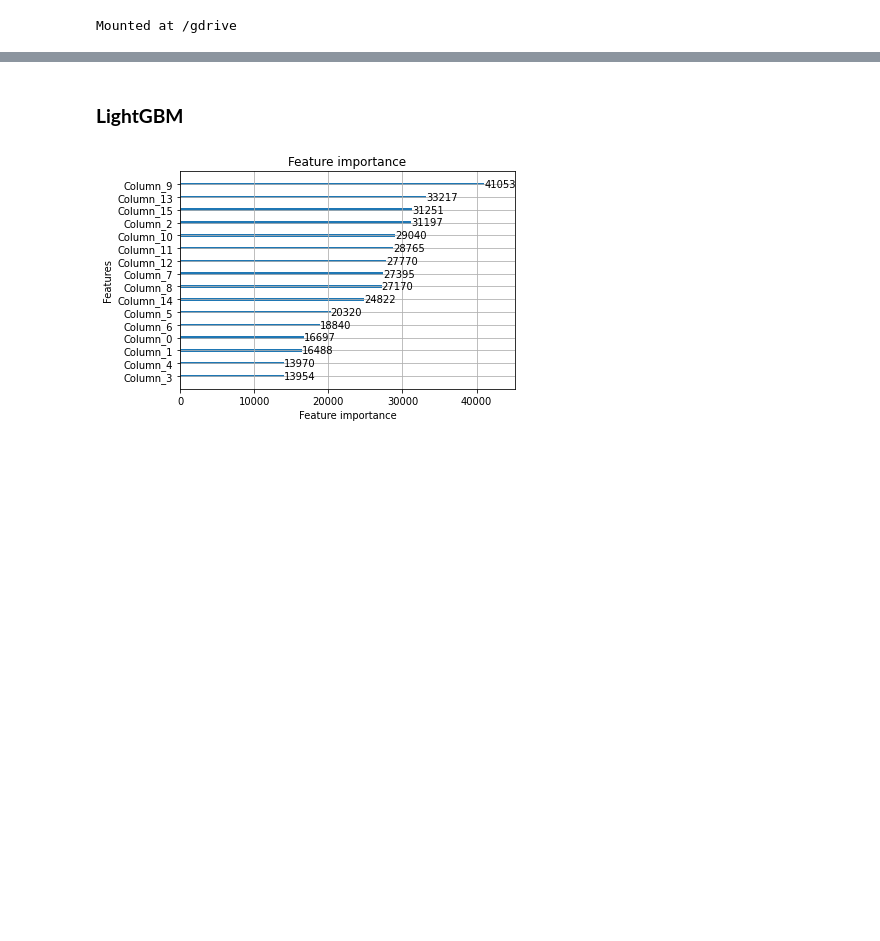
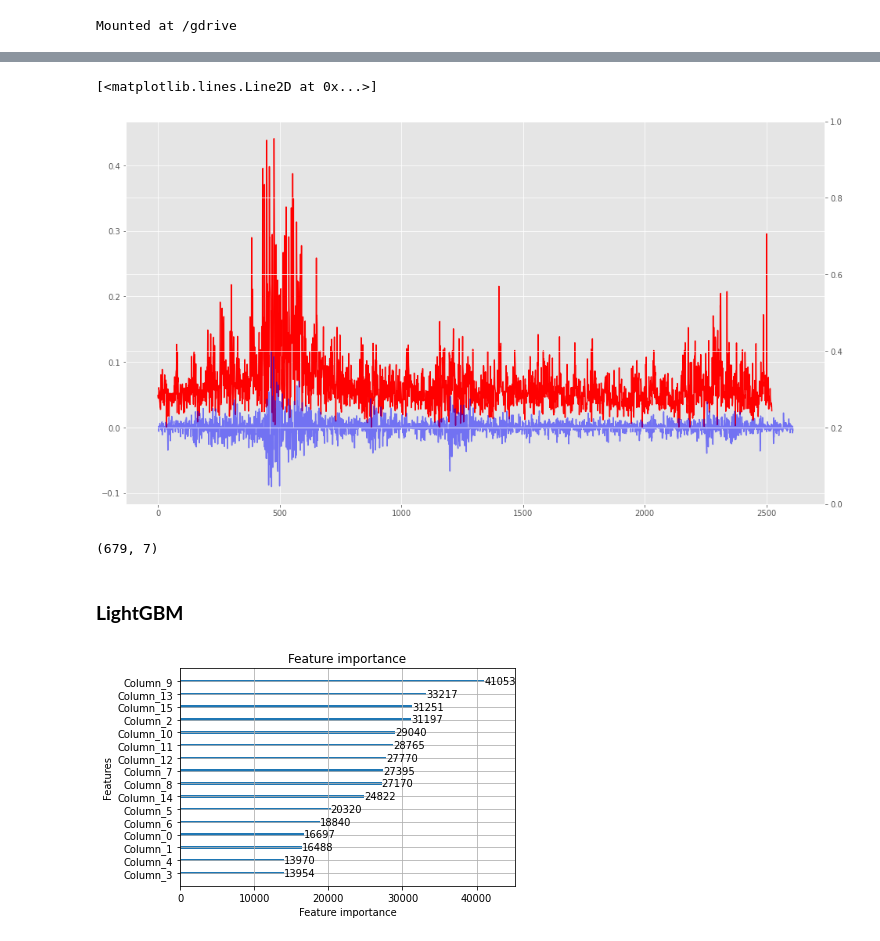
Before and after one commit to puneat/Algorithmic_Portfolio, a Jupyter notebook: Portfolio_Investment.ipynb, the cells around one changed output, grey strips where cells are left out. Cells and saved outputs as stored; diff of their text form; code cells hidden in the pictures; blank space fills up the shorter version.

```diff
--- a/Portfolio_Investment.ipynb
+++ b/Portfolio_Investment.ipynb
@@ -17,3 +25,7 @@ Requirement already satisfied: six>=1.5 in /usr/local/lib/python3.6/dist-package
+# %%
+secondary_index_data = pd.read_csv('/gdrive/My Drive/UBS/S&P500/data/secondary_data.csv')
+secondary_index_data = secondary_index_data['SPX Index']
+secondary_index_data=secondary_index_data.pct_change()
 # %%
 import pandas as pd
 import numpy as np
@@ -102,3 +147,14 @@ def remove_features(trainX,trainY):
     #  idx_list.append(i)
   trainX=trainX.drop(columns=trainX.columns[idx_list])
   return trainX,trainY, corr_matrix
+
+def sp500_returns():
+  close = pd.read_csv('/gdrive/My Drive/UBS/S&P500/data/close_price.csv')
+  close = close.set_index('date')
+  #close = close.fillna(0)
+  close = close.pct_change()[1:]
+  #close = close.sort_values(by=list(close.columns),axis=0)
+  return close
+# %%
+return_matrix = sp500_returns()
+return_matrix.head()
@@ -105,3 +170,29 @@ def remove_features(trainX,trainY):
+# %%
+weights=[1/10]*10
+cum_return=[]
+for day in range(0, return_matrix.shape[0]):
+  day_return=[]
+  for comp in range(0, return_matrix.shape[1]):
+    day_return.append(return_matrix.iloc[day,comp])
+  day_return = [x for x in day_return if (str(x) != 'nan' and x<1)]
+  day_return.sort(reverse=True)
+  day_return=day_return[:10]
+  res_list = [weights[i] * day_return[i] for i in range(len(day_return))]
+  cum_return.append(sum(res_list))
+# %%
+matplotlib.style.use('ggplot')
+fig, ax1 = plt.subplots(figsize=(16, 9))
+ax2 = ax1.twinx()
+ax1.plot(cum_return,color='red')
+ax1.plot(secondary_index_data,color='blue',alpha=0.5)
+# %% [output]
+[<matplotlib.lines.Line2D at 0x...>]
+[figure, added]
+# %%
+sp500_companies = pd.read_csv('/gdrive/My Drive/UBS/S&P500/data/company_data.csv')
+sp500_companies.shape
+# %% [output]
+(679, 7)
 # %%
 sp500_hist_data = pd.read_csv('/gdrive/My Drive/UBS/S&P500/data/close_price.csv')
 sp500_companies = pd.read_csv('/gdrive/My Drive/UBS/S&P500/data/company_data.csv')
```
Also changed, not shown: parts of 9 cells of this notebook.
